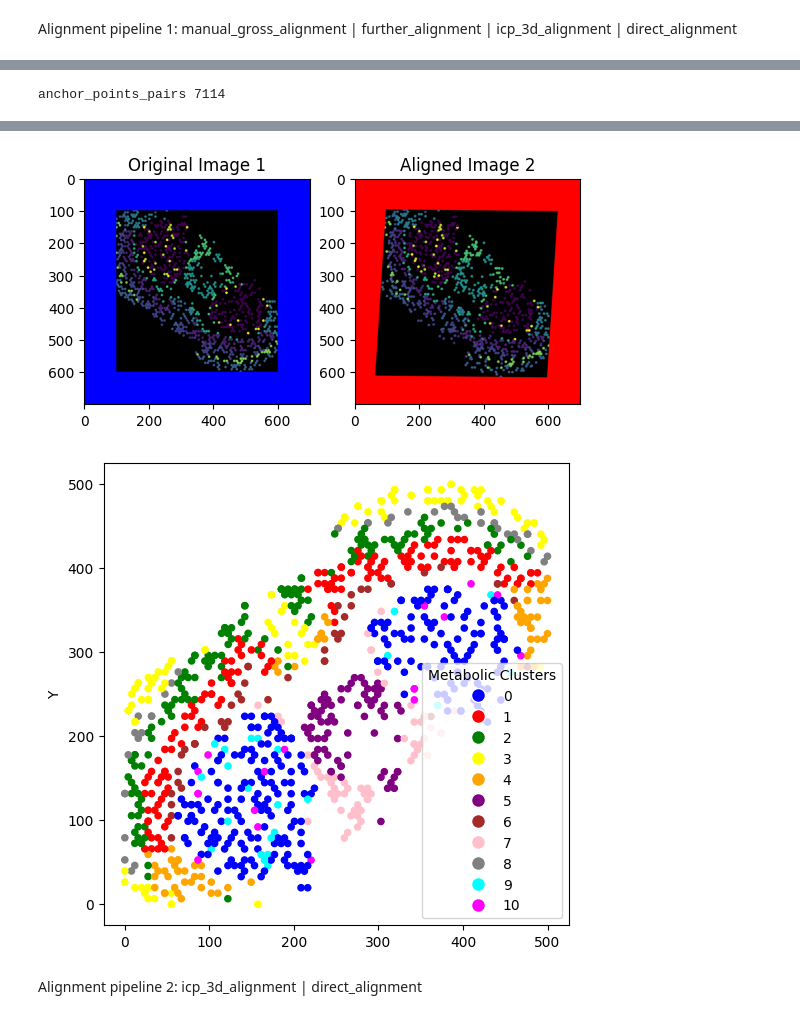
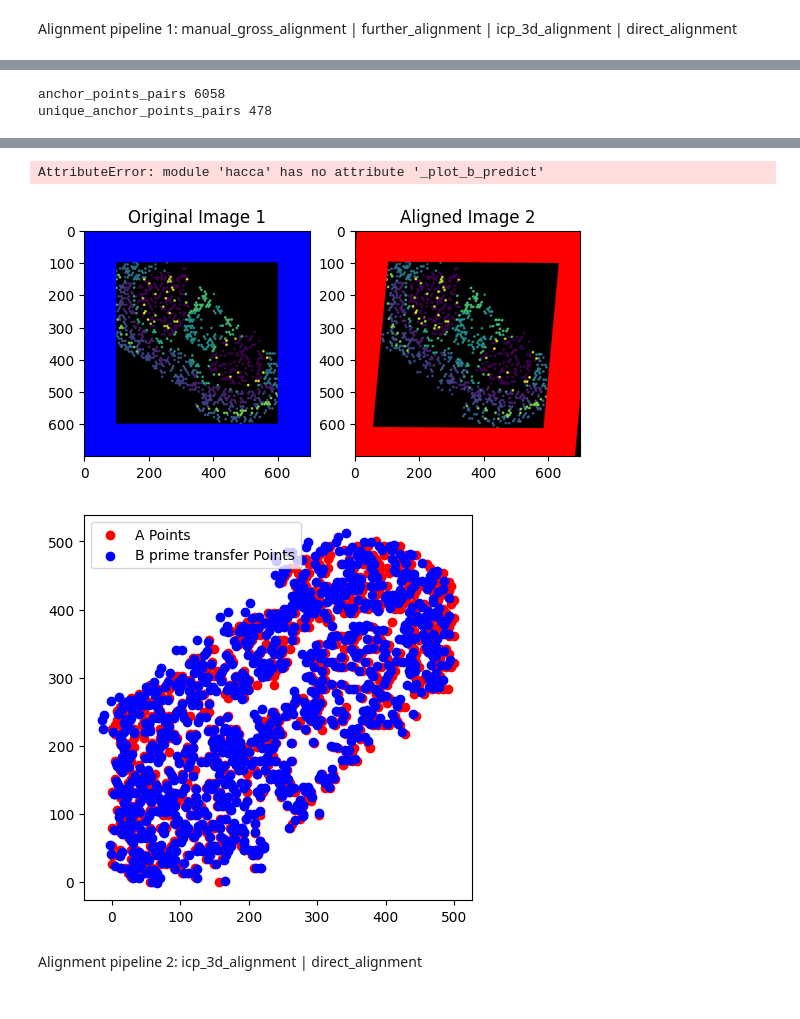
Before and after one commit to LittleLittleCloud/haCCA, a Jupyter notebook: example/comparasion_between_haCCA_and_other_alignment_method.ipynb, the cells around one changed output, grey strips where cells are left out. Drawn from its saved outputs; the diff is of its cells as text; code cells hidden in the pictures.

```diff
--- a/example/comparasion_between_haCCA_and_other_alignment_method.ipynb
+++ b/example/comparasion_between_haCCA_and_other_alignment_method.ipynb
@@ -117,10 +117,11 @@ if not os.path.exists(haCCA_work_dir):
 _b_prime = hacca.manual_gross_alignment(a, b_prime, work_dir=haCCA_work_dir)
 _b_prime = hacca.further_alignment(a, _b_prime)
 _a, _b_prime = hacca.icp_2d_with_feature_alignment(a, _b_prime)
-b_preidct = hacca.direct_alignment(_a, _b_prime, work_dir=haCCA_work_dir)
-haCCA = hacca.loss(b_preidct, b_truth)
+b_predict = hacca.direct_alignment(_a, _b_prime, work_dir=haCCA_work_dir)
+haCCA = hacca.loss(b_predict, b_truth)
 print(f"haCCA loss: {haCCA}")
-hacca.plot_b_predict(b_preidct,haCCA_work_dir)
+hacca.plot_b_predict(b_predict,haCCA_work_dir)
+hacca.plot_alignment_result(_a, _b_prime, b_predict, haCCA_work_dir)
 # %% [output]
 A value is trying to be set on a copy of a slice from a DataFrame.
 Try using .loc[row_indexer,col_indexer] = value instead
@@ -142,5 +140,6 @@ Try using .loc[row_indexer,col_indexer] = value instead
 
 See the caveats in the documentation: https://pandas.pydata.org/pandas-docs/stable/user_guide/indexing.html#returning-a-view-versus-a-copy
   Z_C_.loc[:,'AID'] = values
-anchor_points_pairs 7114
+anchor_points_pairs 6058
+unique_anchor_points_pairs 478
 lenth of high_correlated_features_pairs 100
@@ -148,5 +147,6 @@ haCCA loss: (np.float32(47.822193), np.float64(0.921), 0.8692201950953755)
+AttributeError: module 'hacca' has no attribute '_plot_b_predict'
-[figure, old version]
+[figure, new version]
-[figure, old version]
+[figure, new version]
 # %% [markdown]
 Alignment pipeline 2: icp_3d_alignment | direct_alignment
 # %%
```
Also changed, not shown: parts of 2 cells of this notebook, 2 other files.
